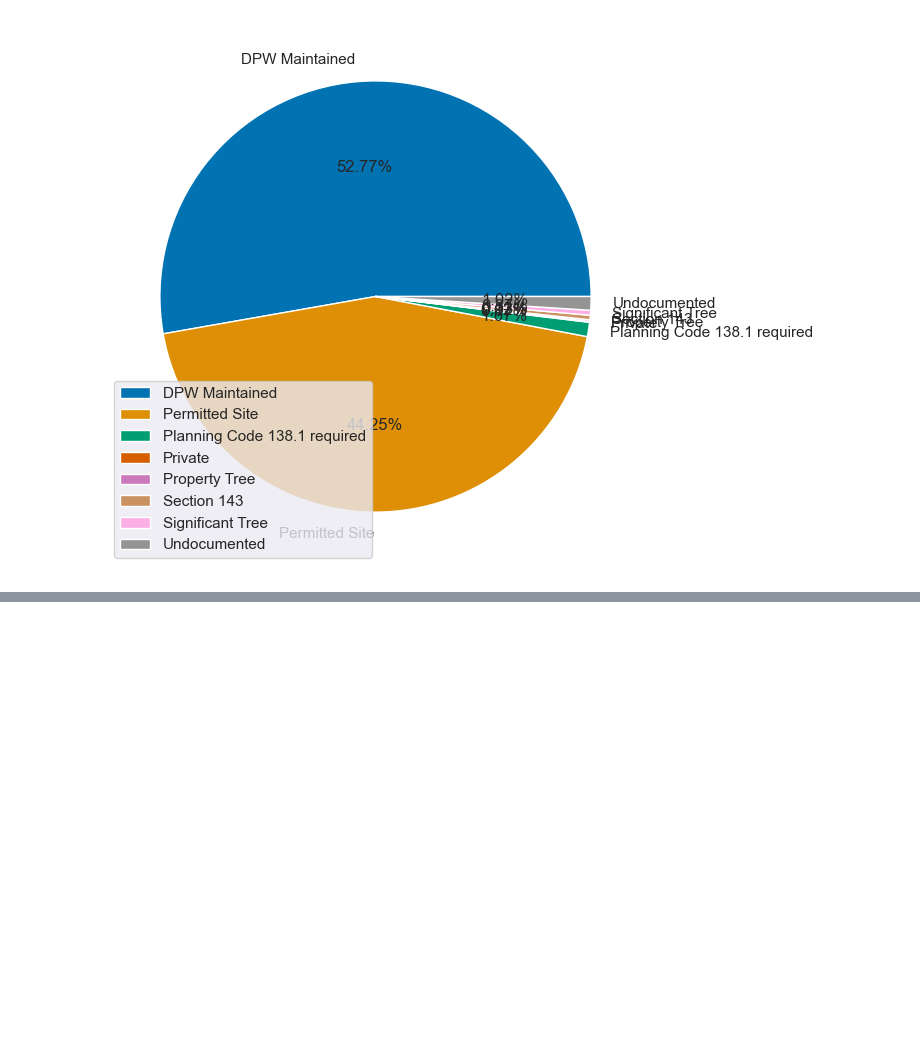
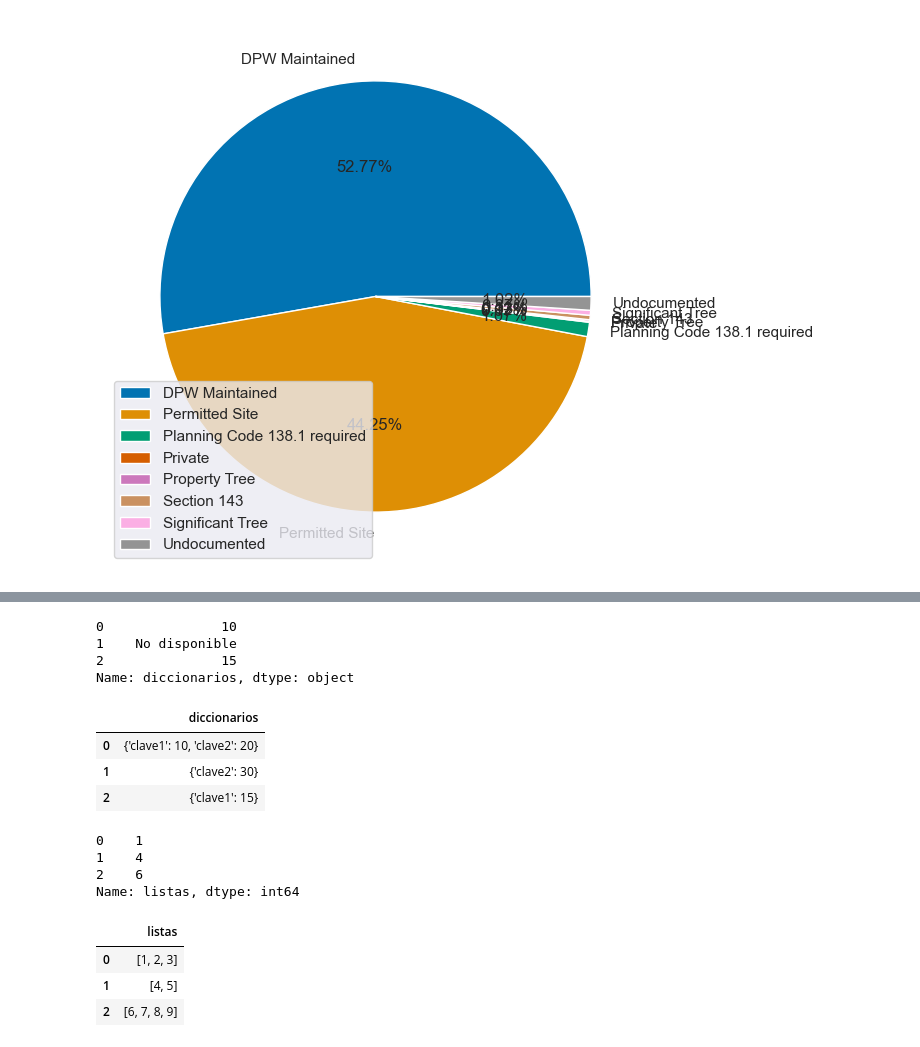
Before and after one commit to MartinaLarrea/Segundo-parcial, a Jupyter notebook: EDA/bases.ipynb, the cells around one changed output, grey strips where cells are left out. Drawn from its saved outputs; the diff is of its cells as text; code cells hidden in the pictures; blank space fills up the shorter version.

```diff
--- a/EDA/bases.ipynb
+++ b/EDA/bases.ipynb
@@ -577,0 +600,39 @@ plt.show()
+# %%
+# Crear un DataFrame de ejemplo con una columna de diccionarios
+data = {'diccionarios': [{'clave1': 10, 'clave2': 20}, {'clave2': 30}, {'clave1': 15}]}
+df = pd.DataFrame(data)
+
+# Obtener un valor específico de una clave en los diccionarios, con un valor predeterminado
+valor = df['diccionarios'].apply(lambda x: x.get('clave1', 'No disponible'))
+print(valor)
+# %% [output]
+0               10
+1    No disponible
+2               15
+Name: diccionarios, dtype: object
+# %%
+df
+# %% [output]
+|  | diccionarios |
+| 0 | {'clave1': 10, 'clave2': 20} |
+| 1 | {'clave2': 30} |
+| 2 | {'clave1': 15} |
+# %%
+data = {'listas': [[1, 2, 3], [4, 5], [6, 7, 8, 9]]}
+df = pd.DataFrame(data)
+
+# Obtener el primer elemento de cada lista con un valor predeterminado si la lista está vacía
+primer_elemento = df['listas'].apply(lambda x: x[0] if x else 'No disponible')
+print(primer_elemento)
+# %% [output]
+0    1
+1    4
+2    6
+Name: listas, dtype: int64
+# %%
+df
+# %% [output]
+|  | listas |
+| 0 | [1, 2, 3] |
+| 1 | [4, 5] |
+| 2 | [6, 7, 8, 9] |
```
Also changed, not shown: parts of 15 cells of this notebook.
